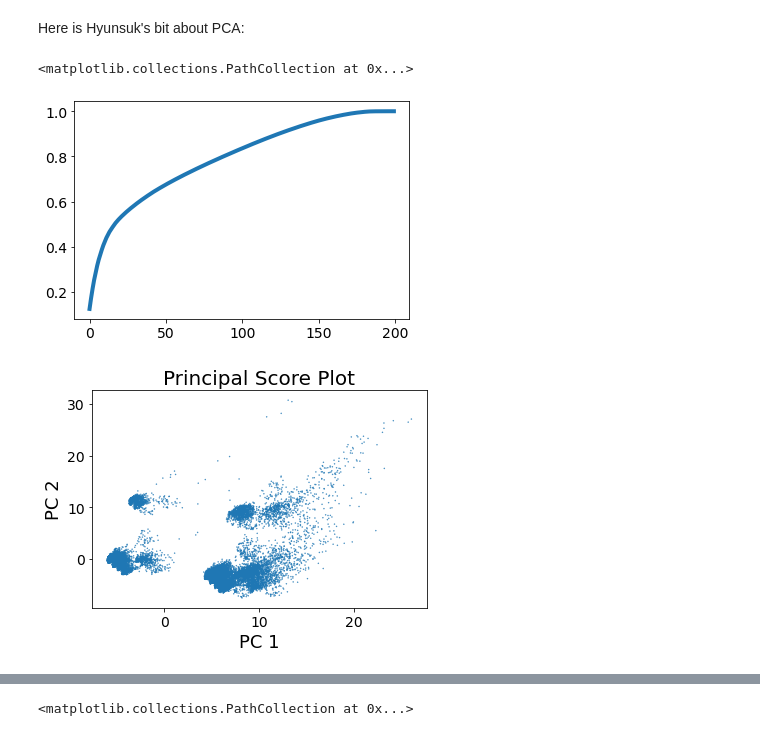
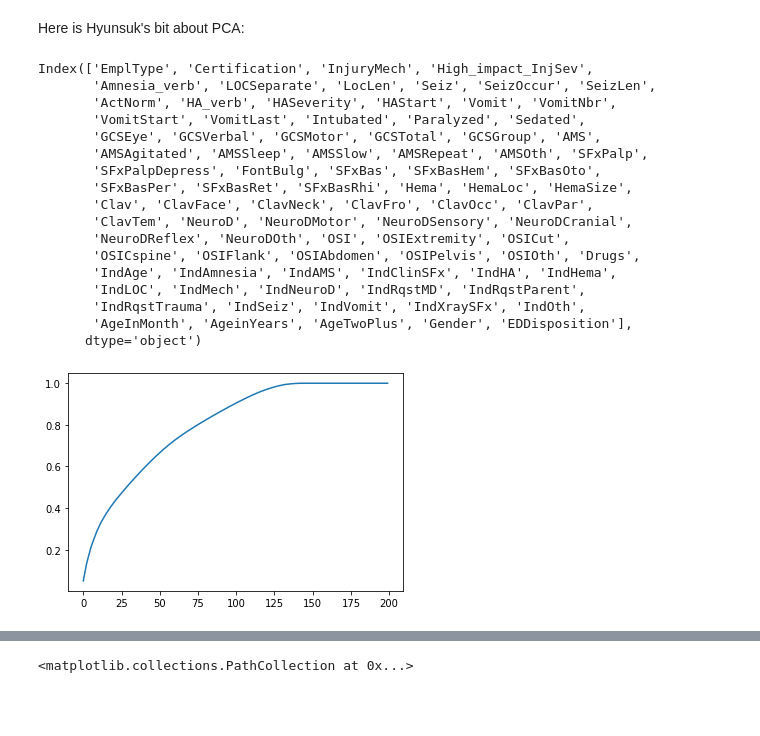
Before and after one commit to Yu-Group/clinical-rule-vetting, a Jupyter notebook: rulevetting/projects/tbi_pecarn/notebooks/00_eda.ipynb, the cells around one changed output, grey strips where cells are left out. Saved outputs shown, nothing was run; the diff lists cells and outputs as text; code cells hidden in the pictures; blank space fills up the shorter version.

```diff
--- a/rulevetting/projects/tbi_pecarn/notebooks/00_eda.ipynb
+++ b/rulevetting/projects/tbi_pecarn/notebooks/00_eda.ipynb
@@ -172,3 +169,8 @@ sns.heatmap(corr, mask=mask, cmap=cmap, vmax=.3, center=0,
 '\ncorr = one_hot_df.corr(method=\'kendall\')\n\n# Generate a mask for the upper triangle\nmask = np.triu(np.ones_like(corr, dtype=bool))\n\n# Set up the matplotlib figure\nf, ax = plt.subplots(figsiz ...
 # %% [markdown]
 Here is Hyunsuk's bit about PCA:
+# %%
+# Temporary #####
+filename = "../../../../data/tbi_pecarn/raw/TBI PUD 10-08-2013.csv"
+data = pd.read_csv(filename)
+#################
@@ -175,45 +234,58 @@ Here is Hyunsuk's bit about PCA:
+# %%
+data2.columns
+# %% [output]
+Index(['EmplType', 'Certification', 'InjuryMech', 'High_impact_InjSev',
+       'Amnesia_verb', 'LOCSeparate', 'LocLen', 'Seiz', 'SeizOccur', 'SeizLen',
+       'ActNorm', 'HA_verb', 'HASeverity', 'HAStart', 'Vomit', 'VomitNbr',
+       'VomitStart', 'VomitLast', 'Intubated', 'Paralyzed', 'Sedated',
+       'GCSEye', 'GCSVerbal', 'GCSMotor', 'GCSTotal', 'GCSGroup', 'AMS',
+       'AMSAgitated', 'AMSSleep', 'AMSSlow', 'AMSRepeat', 'AMSOth', 'SFxPalp',
+       'SFxPalpDepress', 'FontBulg', 'SFxBas', 'SFxBasHem', 'SFxBasOto',
+       'SFxBasPer', 'SFxBasRet', 'SFxBasRhi', 'Hema', 'HemaLoc', 'HemaSize',
+       'Clav', 'ClavFace', 'ClavNeck', 'ClavFro', 'ClavOcc', 'ClavPar',
+       'ClavTem', 'NeuroD', 'NeuroDMotor', 'NeuroDSensory', 'NeuroDCranial',
+       'NeuroDReflex', 'NeuroDOth', 'OSI', 'OSIExtremity', 'OSICut',
+       'OSICspine', 'OSIFlank', 'OSIAbdomen', 'OSIPelvis', 'OSIOth', 'Drugs',
+       'IndAge', 'IndAmnesia', 'IndAMS', 'IndClinSFx', 'IndHA', 'IndHema',
+       'IndLOC', 'IndMech', 'IndNeuroD', 'IndRqstMD', 'IndRqstParent',
+       'IndRqstTrauma', 'IndSeiz', 'IndVomit', 'IndXraySFx', 'IndOth',
+       'AgeInMonth', 'AgeinYears', 'AgeTwoPlus', 'Gender', 'EDDisposition'],
+      dtype='object')
 # %%
-data1 = df.drop(['Race', 'Observed', 'Ethnicity', 'Dizzy'], axis = 1).dropna()
+data1 = df.drop(['Race', 'Observed', 'Ethnicity', 'Dizzy',
+                 #'IndAge', 'IndAmnesia', 'IndAMS', 'IndClinSFx', 'IndHA', 'IndHema', 'IndLOC',
+                 #'IndMech', 'IndNeuroD', 'IndRqstMD', 'IndRqstParent', 'IndRqstTrauma', 'IndSeiz',
+                 #'IndVomit', 'IndXraySFx', 'IndOth',
+                 'CTForm1', 'CTSed', 'CTSedAgitate', 'CTSedAge', 'CTSedRqst', 'CTSedOth'], axis = 1).dropna()
 
-data2 = data1.iloc[:,1:94]
+data2 = data1.iloc[:,1:88]
 data2_age = data2[['AgeInMonth', 'AgeinYears']]
 data2_noage = data2.drop(['AgeInMonth', 'AgeinYears'], axis = 1)   # Categorical Outcomes
 
 # One-hot encoding
 data3 = pd.get_dummies(data2_noage, columns = list(data2_noage.columns))
-data4 = pd.concat([data3, data2_age], axis=1)
+data4 = pd.concat([data3, data2_age], axis=1)   # (28861, 245)
 
 data4_scaled = StandardScaler().fit_transform(data4)
 
 # Conducting PCA
 pca = PCA().fit(data4_scaled)
 explained_variance = np.copy(pca.explained_variance_ratio_)
 explained_variance_sum = explained_variance
 
 # Variance explained
 for i in range(1, len(explained_variance_sum)) :
     explained_variance_sum[i] += explained_variance_sum[i-1]
 
 # Scree Plot
 plt.plot(explained_variance_sum[0:200])
 
 # PC Scores
 pc_score = pca.transform(data4_scaled)
 
 
 # Outcome of each patients (to color, size the scatter plot below)
 posint_col = np.where(data1['outcome'] == 1, '#ff0f0e', '#1f77b4')
 posint_sz = np.where(data1['outcome'] == 1, 7, 0.7)
-
-
-# PC PLOT (RED DOTS : PosIntFinal == 1)
-# Total : 28223 / PosIntFinal == 1 : 160
-plt.figure()
-plt.title("Principal Score Plot")
-plt.xlabel("PC 1")
-plt.ylabel("PC 2")
-plt.scatter(pc_score[:,0], pc_score[:,1], c = posint_col, s = posint_sz, alpha = 1, marker = '.')
 # %% [output]
-<matplotlib.collections.PathCollection at 0x...>
-[figure, old version]
+[figure, new version]
-[figure, removed]
```
Also changed, not shown: parts of 5 cells of this notebook, 1 other file.
